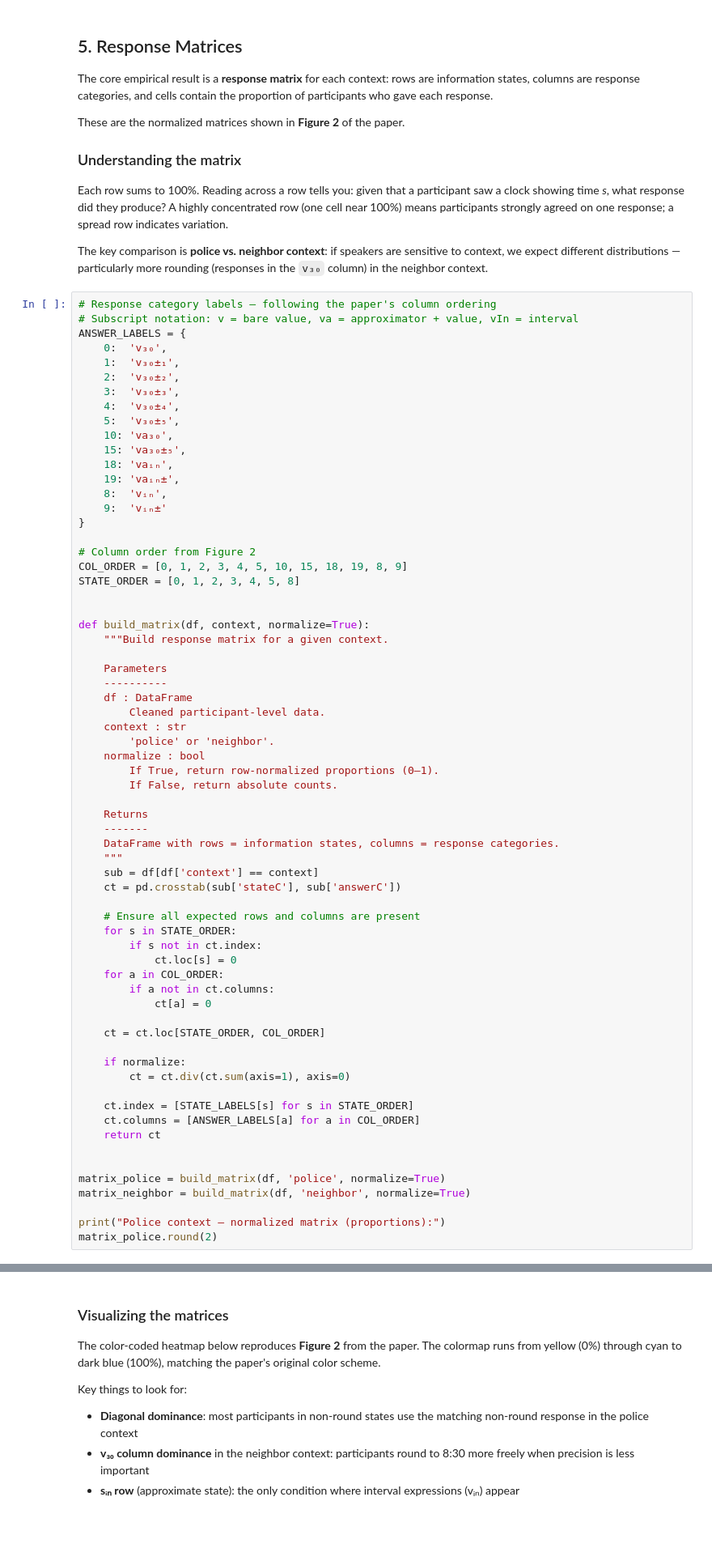
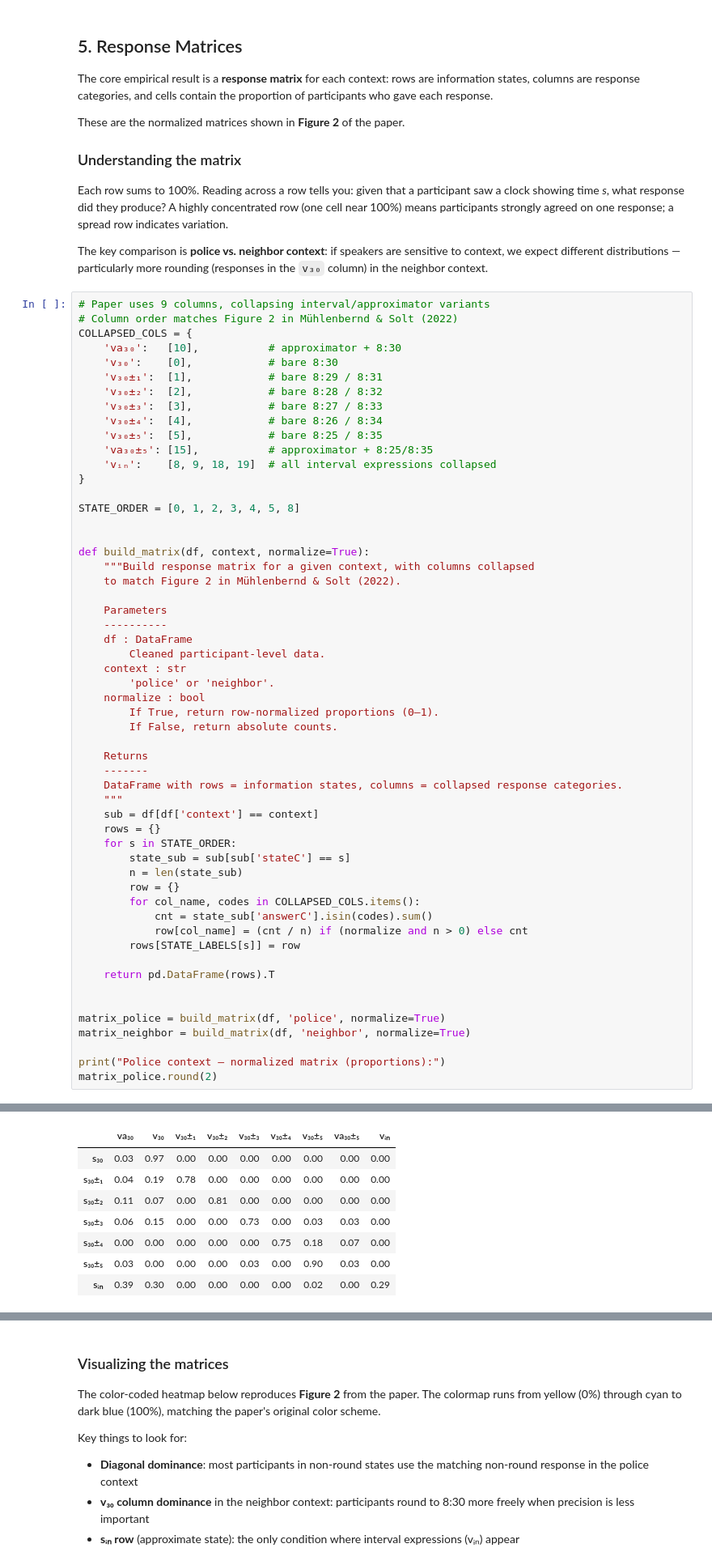
Before and after one commit to muehlenbernd/imprecision-in-context, a Jupyter notebook: notebooks/01_data_analysis.ipynb, the cells around one changed output, grey strips where cells are left out. Shown at 81% size. Drawn from its saved outputs; the diff is of its cells as text; blank space fills up the shorter version.

```diff
--- a/notebooks/01_data_analysis.ipynb
+++ b/notebooks/01_data_analysis.ipynb
@@ -154,30 +177,26 @@ Each row sums to 100%. Reading across a row tells you: given that a participant
 
 The key comparison is **police vs. neighbor context**: if speakers are sensitive to context, we expect different distributions — particularly more rounding (responses in the `v₃₀` column) in the neighbor context.
 # %%
-# Response category labels — following the paper's column ordering
-# Subscript notation: v = bare value, va = approximator + value, vIn = interval
-ANSWER_LABELS = {
-    0:  'v₃₀',
-    1:  'v₃₀±₁',
-    2:  'v₃₀±₂',
-    3:  'v₃₀±₃',
-    4:  'v₃₀±₄',
-    5:  'v₃₀±₅',
-    10: 'va₃₀',
-    15: 'va₃₀±₅',
-    18: 'vaᵢₙ',
-    19: 'vaᵢₙ±',
-    8:  'vᵢₙ',
-    9:  'vᵢₙ±'
+# Paper uses 9 columns, collapsing interval/approximator variants
+# Column order matches Figure 2 in Mühlenbernd & Solt (2022)
+COLLAPSED_COLS = {
+    'va₃₀':   [10],           # approximator + 8:30
+    'v₃₀':    [0],            # bare 8:30
+    'v₃₀±₁':  [1],            # bare 8:29 / 8:31
+    'v₃₀±₂':  [2],            # bare 8:28 / 8:32
+    'v₃₀±₃':  [3],            # bare 8:27 / 8:33
+    'v₃₀±₄':  [4],            # bare 8:26 / 8:34
+    'v₃₀±₅':  [5],            # bare 8:25 / 8:35
+    'va₃₀±₅': [15],           # approximator + 8:25/8:35
+    'vᵢₙ':    [8, 9, 18, 19]  # all interval expressions collapsed
 }
 
-# Column order from Figure 2
-COL_ORDER = [0, 1, 2, 3, 4, 5, 10, 15, 18, 19, 8, 9]
 STATE_ORDER = [0, 1, 2, 3, 4, 5, 8]
 
 
 def build_matrix(df, context, normalize=True):
-    """Build response matrix for a given context.
+    """Build response matrix for a given context, with columns collapsed
+    to match Figure 2 in Mühlenbernd & Solt (2022).
 
     Parameters
     ----------
@@ -191,27 +210,20 @@ def build_matrix(df, context, normalize=True):
 
     Returns
     -------
-    DataFrame with rows = information states, columns = response categories.
+    DataFrame with rows = information states, columns = collapsed response categories.
     """
     sub = df[df['context'] == context]
-    ct = pd.crosstab(sub['stateC'], sub['answerC'])
+    rows = {}
+    for s in STATE_ORDER:
+        state_sub = sub[sub['stateC'] == s]
+        n = len(state_sub)
+        row = {}
+        for col_name, codes in COLLAPSED_COLS.items():
+            cnt = state_sub['answerC'].isin(codes).sum()
+            row[col_name] = (cnt / n) if (normalize and n > 0) else cnt
+        rows[STATE_LABELS[s]] = row
 
-    # Ensure all expected rows and columns are present
-    for s in STATE_ORDER:
-        if s not in ct.index:
-            ct.loc[s] = 0
-    for a in COL_ORDER:
-        if a not in ct.columns:
-            ct[a] = 0
-
-    ct = ct.loc[STATE_ORDER, COL_ORDER]
-
-    if normalize:
-        ct = ct.div(ct.sum(axis=1), axis=0)
-
-    ct.index = [STATE_LABELS[s] for s in STATE_ORDER]
-    ct.columns = [ANSWER_LABELS[a] for a in COL_ORDER]
-    return ct
+    return pd.DataFrame(rows).T
 
 
 matrix_police = build_matrix(df, 'police', normalize=True)
@@ -219,3 +231,4 @@ matrix_neighbor = build_matrix(df, 'neighbor', normalize=True)
 
 print("Police context — normalized matrix (proportions):")
 matrix_police.round(2)
+# %% [output]
@@ -222,3 +236,11 @@ matrix_police.round(2)
+|  | va₃₀ | v₃₀ | v₃₀±₁ | v₃₀±₂ | v₃₀±₃ | v₃₀±₄ | v₃₀±₅ | va₃₀±₅ | vᵢₙ |
+| s₃₀ | 0.03 | 0.97 | 0.00 | 0.00 | 0.00 | 0.00 | 0.00 | 0.00 | 0.00 |
+| s₃₀±₁ | 0.04 | 0.19 | 0.78 | 0.00 | 0.00 | 0.00 | 0.00 | 0.00 | 0.00 |
+| s₃₀±₂ | 0.11 | 0.07 | 0.00 | 0.81 | 0.00 | 0.00 | 0.00 | 0.00 | 0.00 |
+| s₃₀±₃ | 0.06 | 0.15 | 0.00 | 0.00 | 0.73 | 0.00 | 0.03 | 0.03 | 0.00 |
+| s₃₀±₄ | 0.00 | 0.00 | 0.00 | 0.00 | 0.00 | 0.75 | 0.18 | 0.07 | 0.00 |
+| s₃₀±₅ | 0.03 | 0.00 | 0.00 | 0.00 | 0.03 | 0.00 | 0.90 | 0.03 | 0.00 |
+| sᵢₙ | 0.39 | 0.30 | 0.00 | 0.00 | 0.00 | 0.00 | 0.02 | 0.00 | 0.29 |
 # %%
 print("Neighbor context — normalized matrix (proportions):")
 matrix_neighbor.round(2)
```
Also changed, not shown: parts of 11 cells of this notebook, 10 other files.
